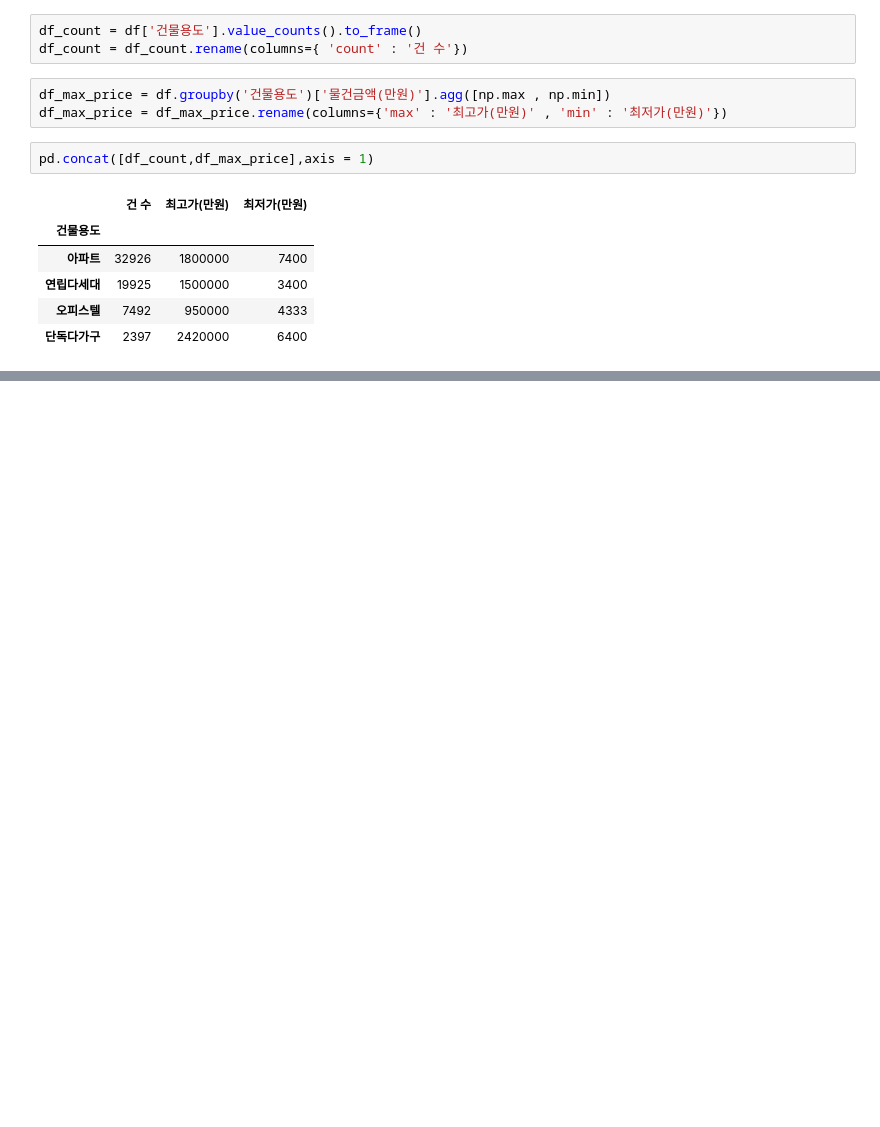
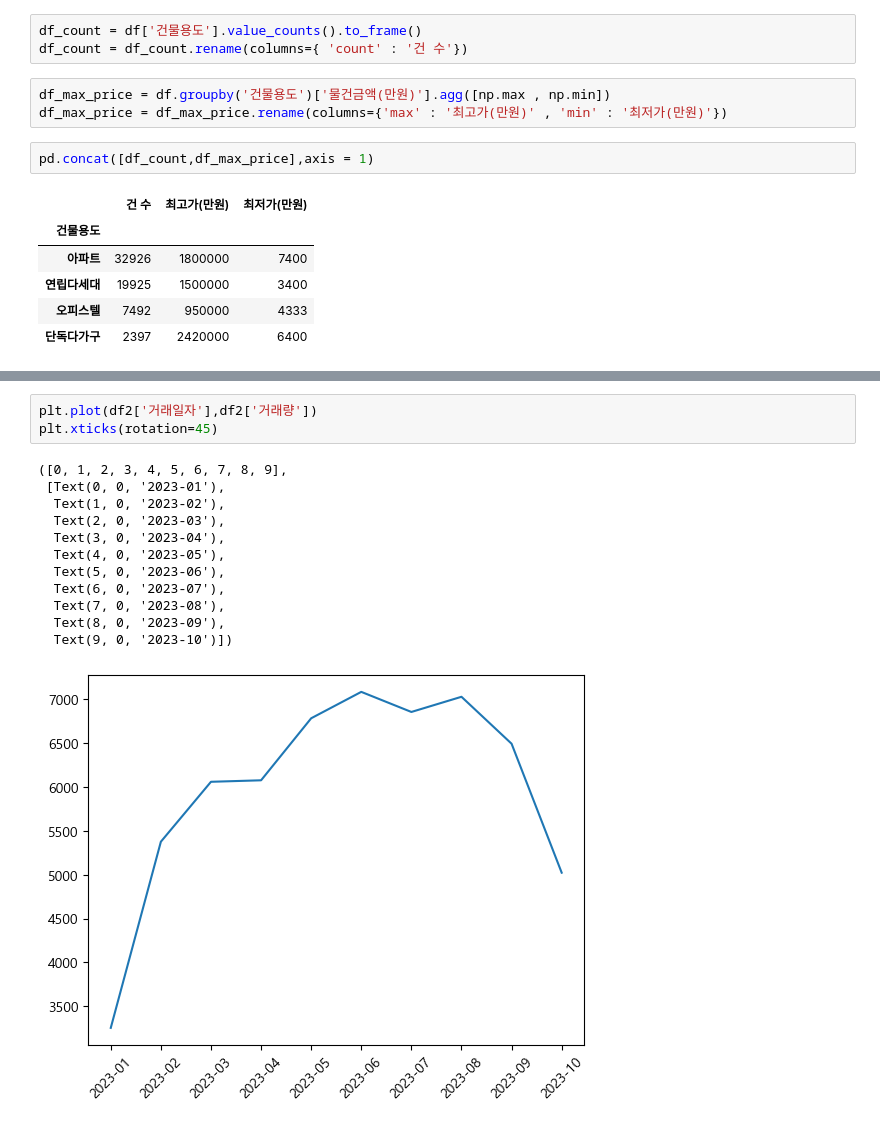
Before and after one commit to isk03300/my_projcet, a Jupyter notebook: dev_data.ipynb, the cells around one changed output, grey strips where cells are left out. Cells and saved outputs as stored; diff of their text form; blank space fills up the shorter version.

```diff
--- a/dev_data.ipynb
+++ b/dev_data.ipynb
@@ -269,0 +262,16 @@ Text(0.5, 0, '거래일자')
+# %%
+plt.plot(df2['거래일자'],df2['거래량'])
+plt.xticks(rotation=45)
+# %% [output]
+([0, 1, 2, 3, 4, 5, 6, 7, 8, 9],
+ [Text(0, 0, '2023-01'),
+  Text(1, 0, '2023-02'),
+  Text(2, 0, '2023-03'),
+  Text(3, 0, '2023-04'),
+  Text(4, 0, '2023-05'),
+  Text(5, 0, '2023-06'),
+  Text(6, 0, '2023-07'),
+  Text(7, 0, '2023-08'),
+  Text(8, 0, '2023-09'),
+  Text(9, 0, '2023-10')])
+[figure, added]
```
Also changed, not shown: parts of 29 cells of this notebook, 3 other files.
